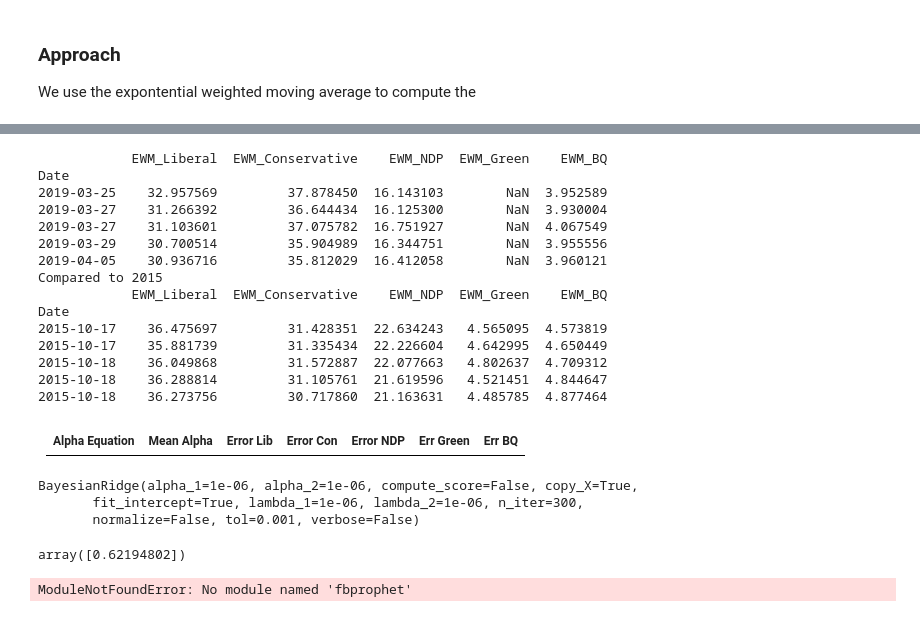
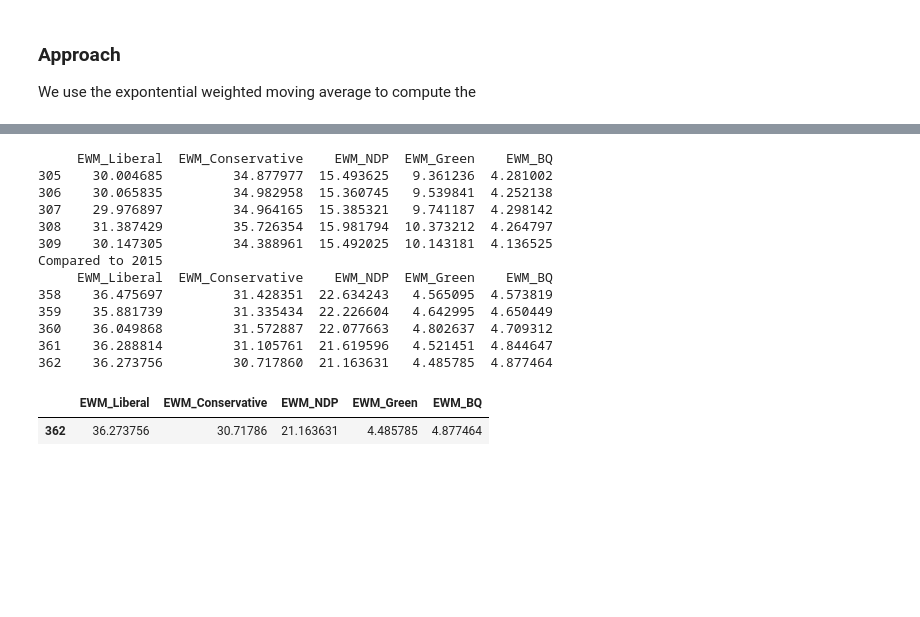
Before and after one commit to ErikPartridge/cdnpo.li, a Jupyter notebook: notebooks/1 - Federal 2019 - v2 - EP.ipynb, the cells around one changed output, grey strips where cells are left out. Saved outputs shown, nothing was run; the diff lists cells and outputs as text; code cells hidden in the pictures; blank space fills up the shorter version.

```diff
--- a/notebooks/1 - Federal 2019 - v2 - EP.ipynb
+++ b/notebooks/1 - Federal 2019 - v2 - EP.ipynb
@@ -55,3 +10,9 @@ df2019['Date'] = df2019["Date"].apply(lambda x: x.strftime('%Y-%m-%d'))
+# %%
+df2008 = pd.read_csv("/Users/erik/Documents/cdnpoli-src/data/processed/2008_Federal.csv")
+df2011 = pd.read_csv("/Users/erik/Documents/cdnpoli-src/data/processed/2011_Federal.csv")
+df2015 = pd.read_csv("/Users/erik/Documents/cdnpoli-src/data/processed/2015_Federal.csv")
+df2019 = pd.read_csv("/Users/erik/Documents/cdnpoli-src/data/processed/2019_Federal.csv")
+df2019['Green'] = df2019['Green'].ffill()
 # %% [markdown]
 ### Approach
 We use the expontential weighted moving average to compute the
@@ -84,46 +43,29 @@ def apply_ewm(df):
     df['EWM_Green'] = ewm(df['Green'], df['alphas'])
     df['EWM_BQ'] = ewm(df['Bloc QC'], df['alphas'])
     return df
-df2019 = apply_ewm(df2019)
-df2015 = apply_ewm(df2015)
-print(df2019[['EWM_Liberal', 'EWM_Conservative', 'EWM_NDP', 'EWM_Green', 'EWM_BQ']].tail())
-print("Compared to 2015")
-print(df2015[['EWM_Liberal', 'EWM_Conservative', 'EWM_NDP', 'EWM_Green', 'EWM_BQ']].tail())
+
+def evaluate_ewm(df19, df15):
+    df19 = apply_ewm(df19)
+    df15 = apply_ewm(df15)
+    print(df19[['EWM_Liberal', 'EWM_Conservative', 'EWM_NDP', 'EWM_Green', 'EWM_BQ']].tail())
+    print("Compared to 2015")
+    print(df15[['EWM_Liberal', 'EWM_Conservative', 'EWM_NDP', 'EWM_Green', 'EWM_BQ']].tail())
+    return df15[['EWM_Liberal', 'EWM_Conservative', 'EWM_NDP', 'EWM_Green', 'EWM_BQ']].tail(1)
-# %% [output]
-            EWM_Liberal  EWM_Conservative    EWM_NDP  EWM_Green    EWM_BQ
-Date
-2019-03-25    32.957569         37.878450  16.143103        NaN  3.952589
-2019-03-27    31.266392         36.644434  16.125300        NaN  3.930004
-2019-03-27    31.103601         37.075782  16.751927        NaN  4.067549
-2019-03-29    30.700514         35.904989  16.344751        NaN  3.955556
-2019-04-05    30.936716         35.812029  16.412058        NaN  3.960121
-Compared to 2015
-            EWM_Liberal  EWM_Conservative    EWM_NDP  EWM_Green    EWM_BQ
-Date
-2015-10-17    36.475697         31.428351  22.634243   4.565095  4.573819
-2015-10-17    35.881739         31.335434  22.226604   4.642995  4.650449
-2015-10-18    36.049868         31.572887  22.077663   4.802637  4.709312
-2015-10-18    36.288814         31.105761  21.619596   4.521451  4.844647
-2015-10-18    36.273756         30.717860  21.163631   4.485785  4.877464
-# %% [markdown]
-| Alpha Equation | Mean Alpha | Error Lib | Error Con | Error NDP | Err Green | Err BQ |
-|--------------|----------|---------|---------|---------|---------|------|
-# %%
-from sklearn.ensemble import AdaBoostRegressor
-from sklearn.linear_model import BayesianRidge
-clf = BayesianRidge()
-clf.fit(df_results['Conservative'].values.reshape(-1, 1) / 100, df_results['Liberal - Seats'].values.reshape(-1, 1) / 335)
-# %% [output]
-BayesianRidge(alpha_1=1e-06, alpha_2=1e-06, compute_score=False, copy_X=True,
-       fit_intercept=True, lambda_1=1e-06, lambda_2=1e-06, n_iter=300,
-       normalize=False, tol=0.001, verbose=False)
-# %%
-clf.predict([[0.30676]])
-# %% [output]
-array([0.62194802])
-# %%
-from fbprophet import Prophet
-
-df_combined['Date', 'Liberal']
-# %% [output]
-ModuleNotFoundError: No module named 'fbprophet'
+# %%
+evaluate_ewm(df2019, df2015)
+# %% [output]
+     EWM_Liberal  EWM_Conservative    EWM_NDP  EWM_Green    EWM_BQ
+305    30.004685         34.877977  15.493625   9.361236  4.281002
+306    30.065835         34.982958  15.360745   9.539841  4.252138
+307    29.976897         34.964165  15.385321   9.741187  4.298142
+308    31.387429         35.726354  15.981794  10.373212  4.264797
+309    30.147305         34.388961  15.492025  10.143181  4.136525
+Compared to 2015
+     EWM_Liberal  EWM_Conservative    EWM_NDP  EWM_Green    EWM_BQ
+358    36.475697         31.428351  22.634243   4.565095  4.573819
+359    35.881739         31.335434  22.226604   4.642995  4.650449
+360    36.049868         31.572887  22.077663   4.802637  4.709312
+361    36.288814         31.105761  21.619596   4.521451  4.844647
+362    36.273756         30.717860  21.163631   4.485785  4.877464
+|  | EWM_Liberal | EWM_Conservative | EWM_NDP | EWM_Green | EWM_BQ |
+| 362 | 36.273756 | 30.71786 | 21.163631 | 4.485785 | 4.877464 |
```
Also changed, not shown: parts of 9 cells of this notebook, 1 other file.
